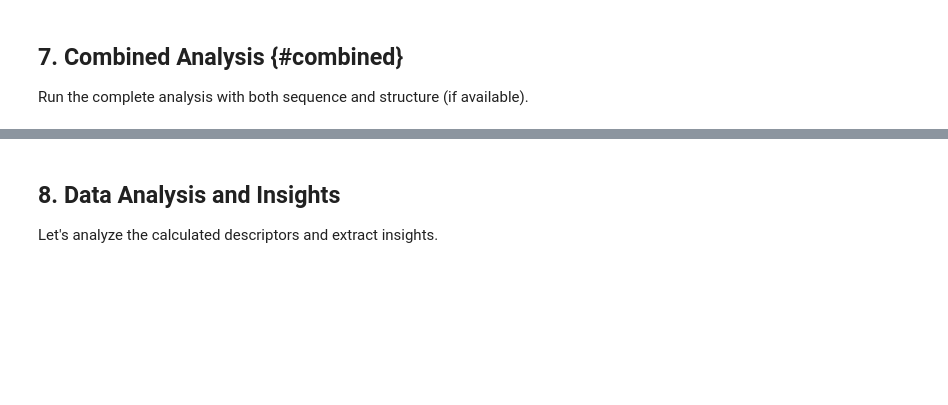
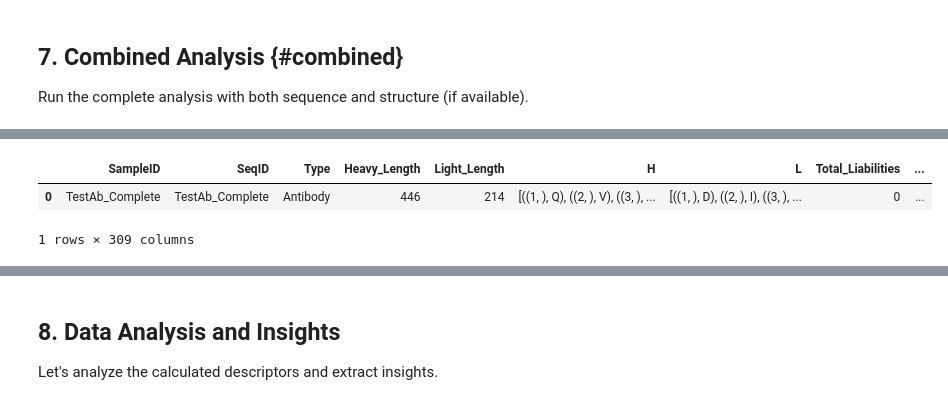
Before and after one commit to pierrellompart-Servier/AbXtract, a Jupyter notebook: examples/example_usage.ipynb, the cells around one changed output, grey strips where cells are left out. Saved outputs shown, nothing was run; the diff lists cells and outputs as text; code cells hidden in the pictures; blank space fills up the shorter version.

```diff
--- a/examples/example_usage.ipynb
+++ b/examples/example_usage.ipynb
@@ -467,3 +644,9 @@ print(f"   Total descriptors: {len(complete_results.columns)}")
+# %%
+complete_results
+# %% [output]
+|  | SampleID | SeqID | Type | Heavy_Length | Light_Length | H | L | Total_Liabilities | ... |
+| 0 | TestAb_Complete | TestAb_Complete | Antibody | 446 | 214 | [((1, ), Q), ((2, ), V), ((3, ), ... | [((1, ), D), ((2, ), I), ((3, ), ... | 0 | ... |
+1 rows × 309 columns
 # %%
 # Get detailed summary
 if hasattr(calc, 'get_detailed_summary'):
```
Also changed, not shown: parts of 26 cells of this notebook, 5 other files.
